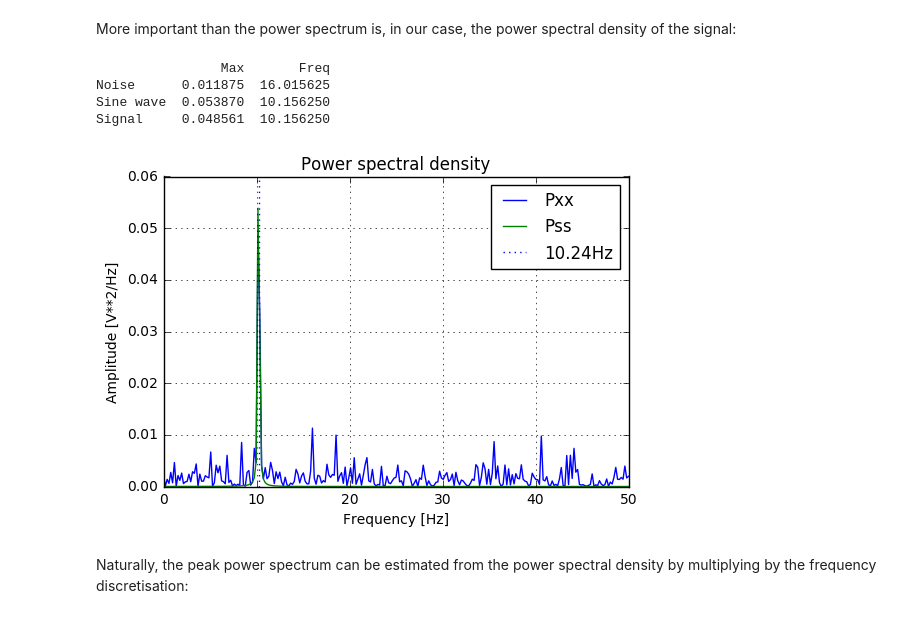
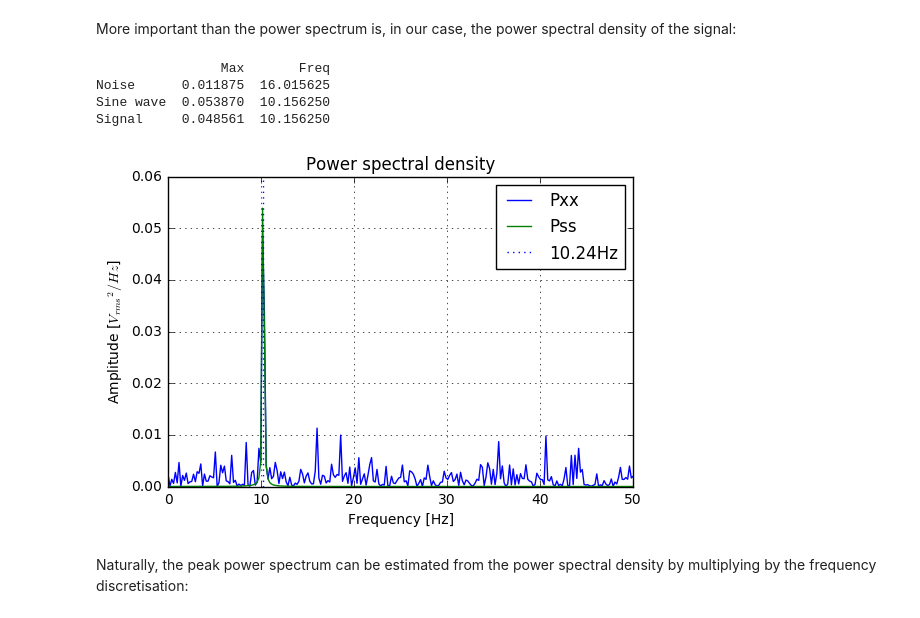
Before and after one commit to pxcandeias/py-notebooks, a Jupyter notebook: FFT_psd.ipynb, the cells around one changed output. Drawn from its saved outputs; the diff is of its cells as text; code cells hidden in the pictures.

```diff
--- a/FFT_psd.ipynb
+++ b/FFT_psd.ipynb
@@ -195,29 +194,29 @@ More important than the power spectrum is, in our case, the power spectral densi
 # %%
 freqs, Pnn = periodogram(n, fs=Fs, window=None, nfft=None, detrend=None, return_onesided=True, scaling='density')
 freqs, Pss = periodogram(s, fs=Fs, window=None, nfft=None, detrend=None, return_onesided=True, scaling='density')
 freqs, Pxx = periodogram(x, fs=Fs, window=None, nfft=None, detrend=None, return_onesided=True, scaling='density')
 
 v = [(np.absolute(v[ix]), freqs[ix]) for v in (Pnn, Pss, Pxx) for ix in (np.argmax(np.absolute(v)),)]
 df = pd.DataFrame(data=v, index=('Noise', 'Sine wave', 'Signal'), columns=('Max', 'Freq'))
 print(df)
 
 fig, ax = plt.subplots()
 ax.hold(True)
 ax.plot(freqs, Pxx, label='Pxx')
 ax.plot(freqs, Pss, label='Pss')
 ax.axvline(f, label='{}Hz'.format(f), ls=':')
 ax.set_title('Power spectral density')
 ax.set_xlabel('Frequency [Hz]')
-ax.set_ylabel('Amplitude [V**2/Hz]')
+ax.set_ylabel('Amplitude [${V_{rms}}^2/Hz$]')
 ax.legend()
 ax.grid(True)
 plt.show()
 # %% [output]
                 Max       Freq
 Noise      0.011875  16.015625
 Sine wave  0.053870  10.156250
 Signal     0.048561  10.156250
-[figure, old version]
+[figure, new version]
 # %% [markdown]
 Naturally, the peak power spectrum can be estimated from the power spectral density by multiplying by the frequency discretisation:
 # %%
```
Also changed, not shown: parts of 2 cells of this notebook.
